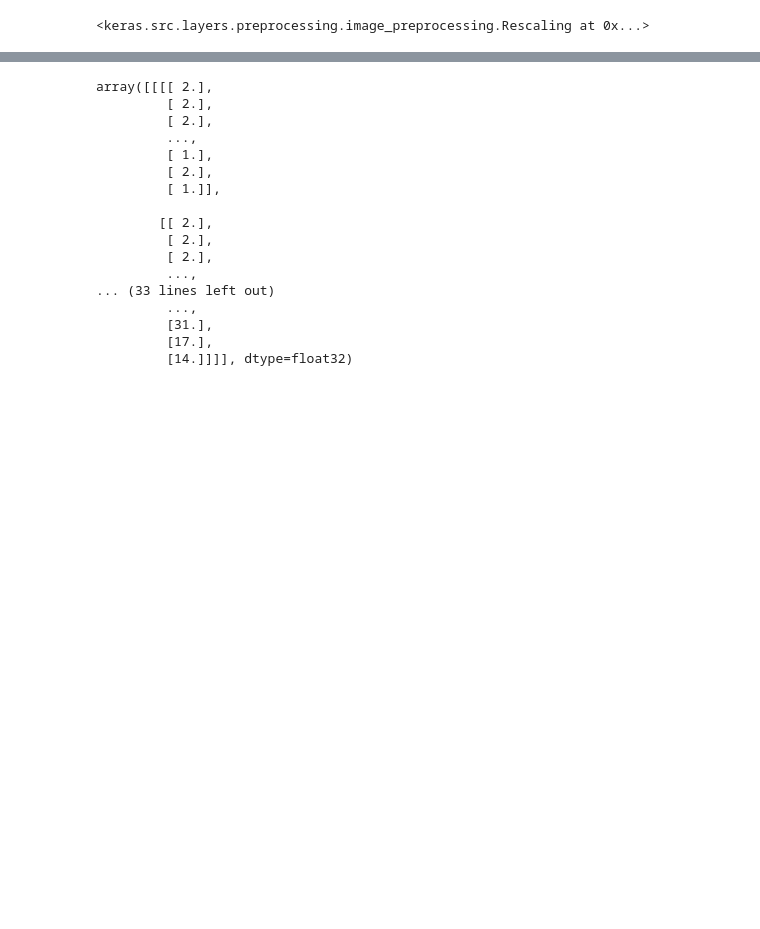
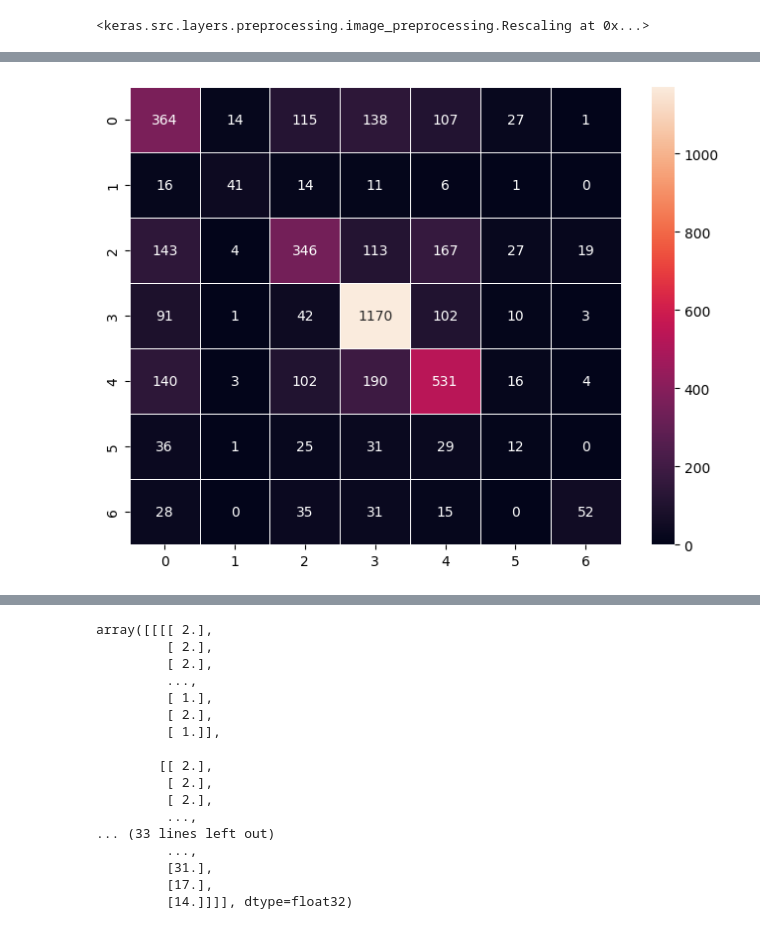
Before and after one commit to Campeone/CNN-Facial-Emotion-Detection, a Jupyter notebook: Facial_Emotion_Detection.ipynb, the cells around one changed output, grey strips where cells are left out. Saved outputs shown, nothing was run; the diff lists cells and outputs as text; code cells hidden in the pictures; blank space fills up the shorter version.

```diff
--- a/Facial_Emotion_Detection.ipynb
+++ b/Facial_Emotion_Detection.ipynb
@@ -246,0 +761,2 @@ len(test_arr)
+# %%
+model_pred_probs = model.predict(X_test_new)
@@ -246,0 +765,3 @@ len(test_arr)
+# %%
+model_pred = model_pred_probs.argmax(axis = 1)
+model_pred[:10]
@@ -246,0 +783,9 @@ len(test_arr)
+# %%
+# prettified confusion matrix
+import seaborn as sns
+plt.figure(figsize = (8, 6))
+sns.heatmap(confusion_matrix(y_true=y_test_new,
+                 y_pred=model_pred), annot = True, fmt = 'd', linewidth = 0.4)
+plt.show()
+# %% [output]
+[figure, added]
```
Also changed, not shown: parts of 104 cells of this notebook.
